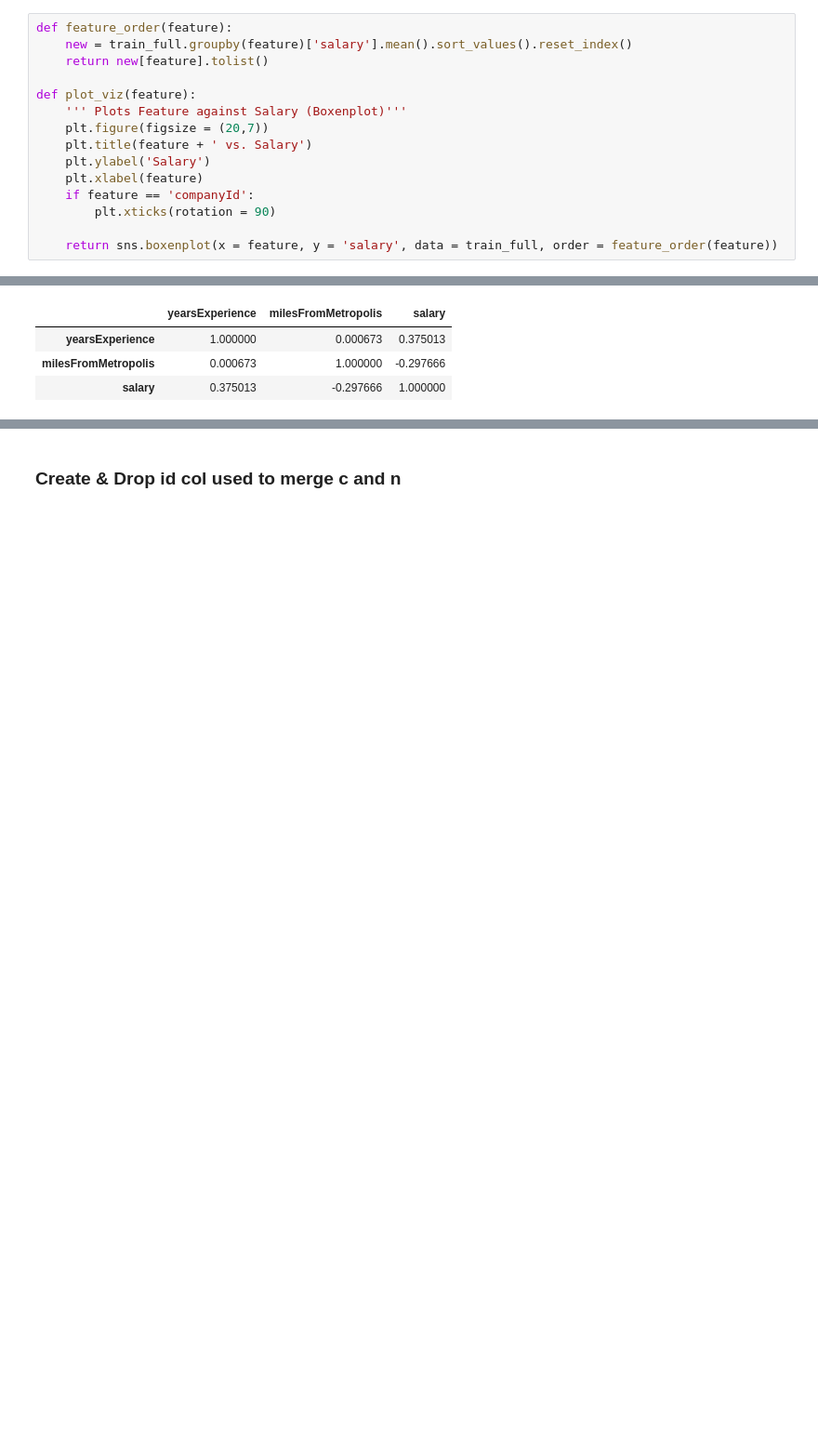
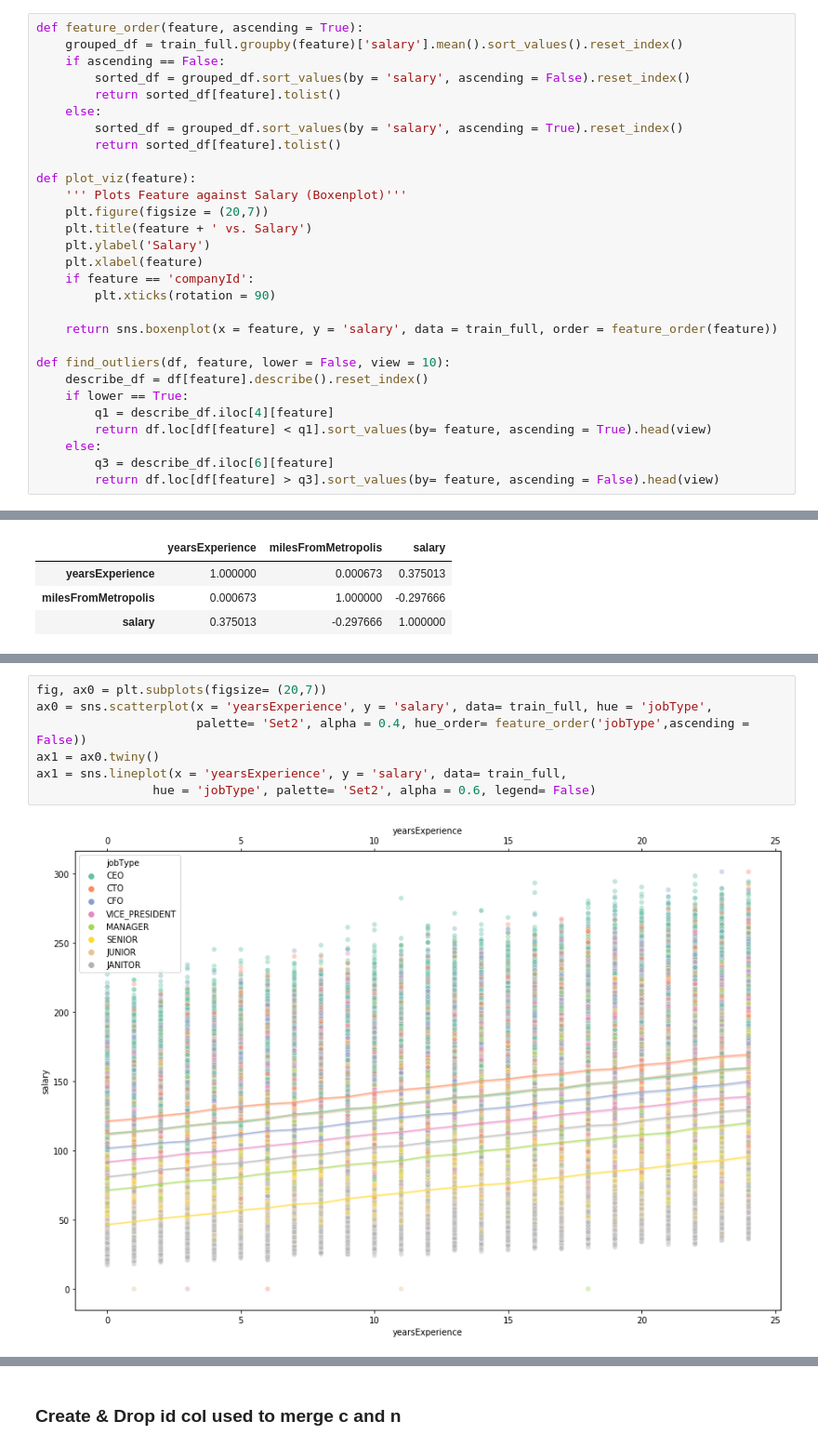
Before and after one commit to siddley1001/SalaryPrediction, a Jupyter notebook: Exploratory Data Analysis (EDA).ipynb, the cells around one changed output, grey strips where cells are left out. Shown: that part at 93% size. Saved outputs shown, nothing was run; the diff lists cells and outputs as text; blank space fills up the shorter version.

```diff
--- a/Exploratory Data Analysis (EDA).ipynb
+++ b/Exploratory Data Analysis (EDA).ipynb
@@ -13,9 +13,14 @@ test_features = pd.read_csv('test_features.csv') #DON'T TOUCH
 
 train_sal = pd.read_csv("train_salaries.csv") #only jobID and Salary
 # %%
-def feature_order(feature):
-    new = train_full.groupby(feature)['salary'].mean().sort_values().reset_index()
-    return new[feature].tolist()
+def feature_order(feature, ascending = True):
+    grouped_df = train_full.groupby(feature)['salary'].mean().sort_values().reset_index()
+    if ascending == False:
+        sorted_df = grouped_df.sort_values(by = 'salary', ascending = False).reset_index()
+        return sorted_df[feature].tolist()
+    else:
+        sorted_df = grouped_df.sort_values(by = 'salary', ascending = True).reset_index()
+        return sorted_df[feature].tolist()
 
 def plot_viz(feature):
     ''' Plots Feature against Salary (Boxenplot)'''
@@ -27,6 +32,15 @@ def plot_viz(feature):
         plt.xticks(rotation = 90)
 
     return sns.boxenplot(x = feature, y = 'salary', data = train_full, order = feature_order(feature))
+
+def find_outliers(df, feature, lower = False, view = 10):
+    describe_df = df[feature].describe().reset_index()
+    if lower == True:
+        q1 = describe_df.iloc[4][feature]
+        return df.loc[df[feature] < q1].sort_values(by= feature, ascending = True).head(view)
+    else:
+        q3 = describe_df.iloc[6][feature]
+        return df.loc[df[feature] > q3].sort_values(by= feature, ascending = False).head(view)
 # %% [markdown]
 ### Understanding the Data: Shape and Correlation
 # %%
@@ -173,0 +175,9 @@ sns.lmplot(x = 'yearsExperience', y = 'salary', data= train_full, hue = 'jobType
+# %%
+fig, ax0 = plt.subplots(figsize= (20,7))
+ax0 = sns.scatterplot(x = 'yearsExperience', y = 'salary', data= train_full, hue = 'jobType',
+                      palette= 'Set2', alpha = 0.4, hue_order= feature_order('jobType',ascending = False))
+ax1 = ax0.twiny()
+ax1 = sns.lineplot(x = 'yearsExperience', y = 'salary', data= train_full,
+                hue = 'jobType', palette= 'Set2', alpha = 0.6, legend= False)
+# %% [output]
+[figure, added]
```
Also changed, not shown: parts of 21 cells of this notebook.
